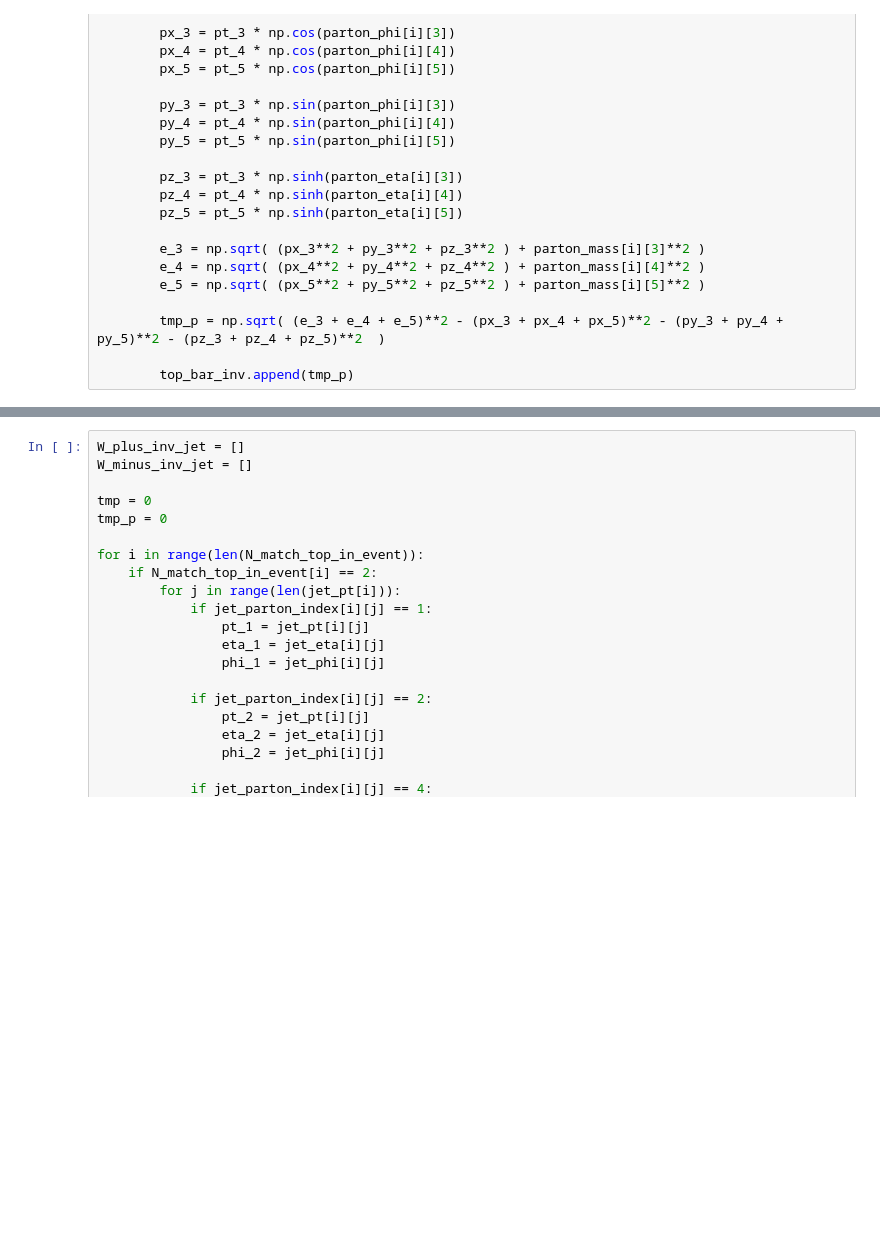
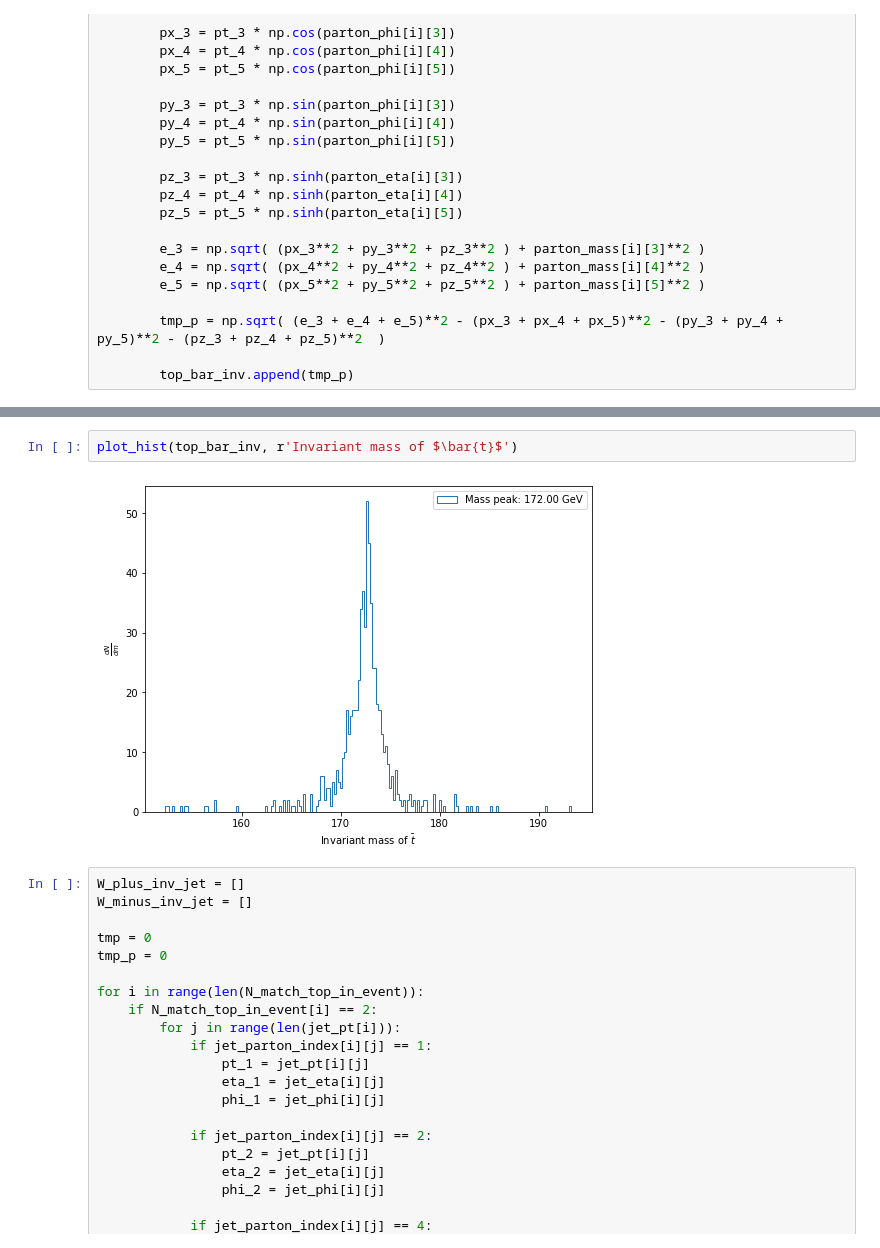
Before and after one commit to mfenton0/HEP-jet-assignment, a Jupyter notebook: analysis_script/demo/hdf5_read_demo.ipynb, the cells around one changed output, grey strips where cells are left out. Drawn from its saved outputs; the diff is of its cells as text; blank space fills up the shorter version.

```diff
--- a/analysis_script/demo/hdf5_read_demo.ipynb
+++ b/analysis_script/demo/hdf5_read_demo.ipynb
@@ -191,3 +178,7 @@ plt.show()
+# %%
+plot_hist(top_bar_inv, r'Invariant mass of $\bar{t}$')
+# %% [output]
+[figure, added]
 # %%
 W_plus_inv_jet = []
 W_minus_inv_jet = []
```
Also changed, not shown: parts of 17 cells of this notebook.
